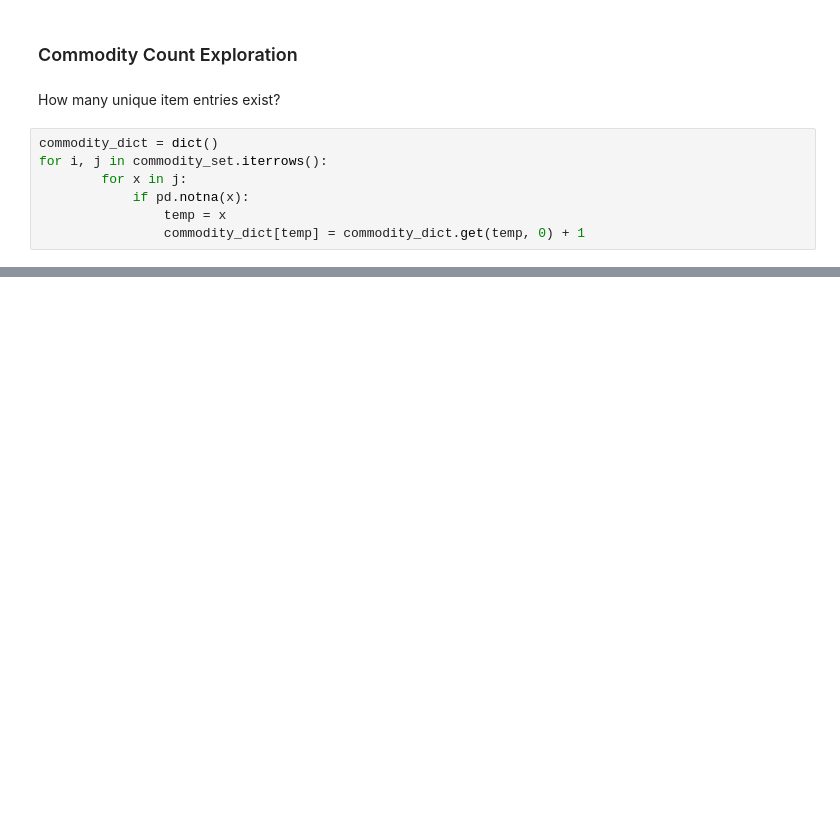
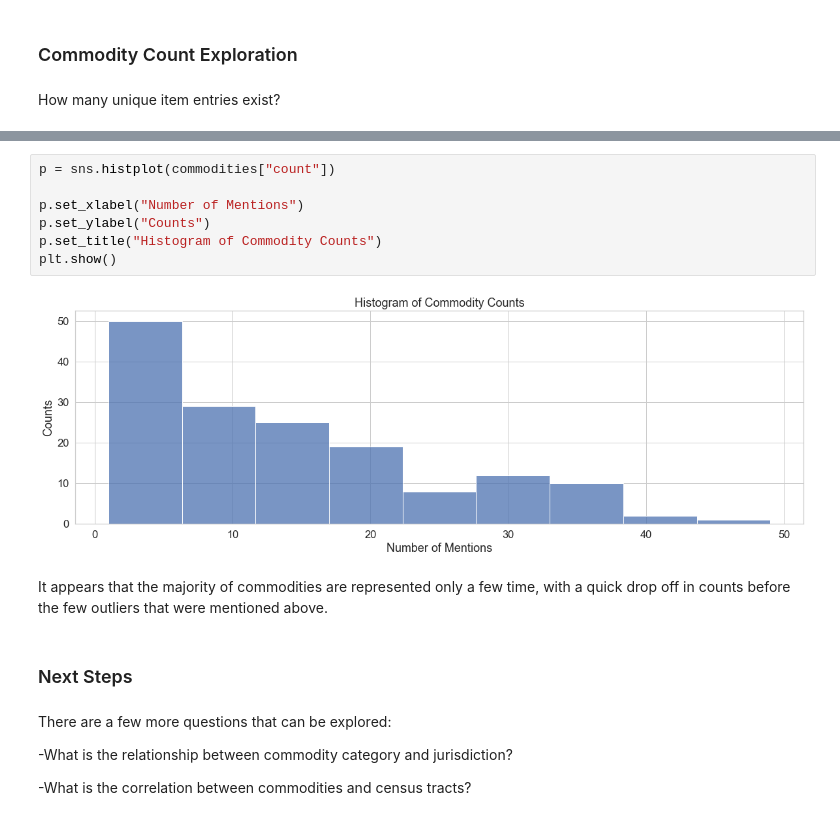
Before and after one commit to danstd/MD_Best, a Jupyter notebook: commodity_data_exploration.ipynb, the cells around one changed output, grey strips where cells are left out. Saved outputs shown, nothing was run; the diff lists cells and outputs as text; blank space fills up the shorter version.

```diff
--- a/commodity_data_exploration.ipynb
+++ b/commodity_data_exploration.ipynb
@@ -106,10 +101,3 @@ It is likely that the difference between the distribution is at least in part du
 ### Commodity Count Exploration
 # %% [markdown]
 How many unique item entries exist?
-# %%
-commodity_dict = dict()
-for i, j in commodity_set.iterrows():
-        for x in j:
-            if pd.notna(x):
-                temp = x
-                commodity_dict[temp] = commodity_dict.get(temp, 0) + 1
@@ -170,0 +185,19 @@ There is a fairly wide spread of commodity counts, discounting the aforementione
+# %%
+p = sns.histplot(commodities["count"])
+
+p.set_xlabel("Number of Mentions")
+p.set_ylabel("Counts")
+p.set_title("Histogram of Commodity Counts")
+plt.show()
+# %% [output]
+[figure, added]
+# %% [markdown]
+It appears that the majority of commodities are represented only a few time, with a quick drop off in counts before the few outliers that were mentioned above.
+# %% [markdown]
+### Next Steps
+# %% [markdown]
+There are a few more questions that can be explored:
+
+-What is the relationship between commodity category and jurisdiction?
+
+-What is the correlation between commodities and census tracts?
```
Also changed, not shown: parts of 32 cells of this notebook.
